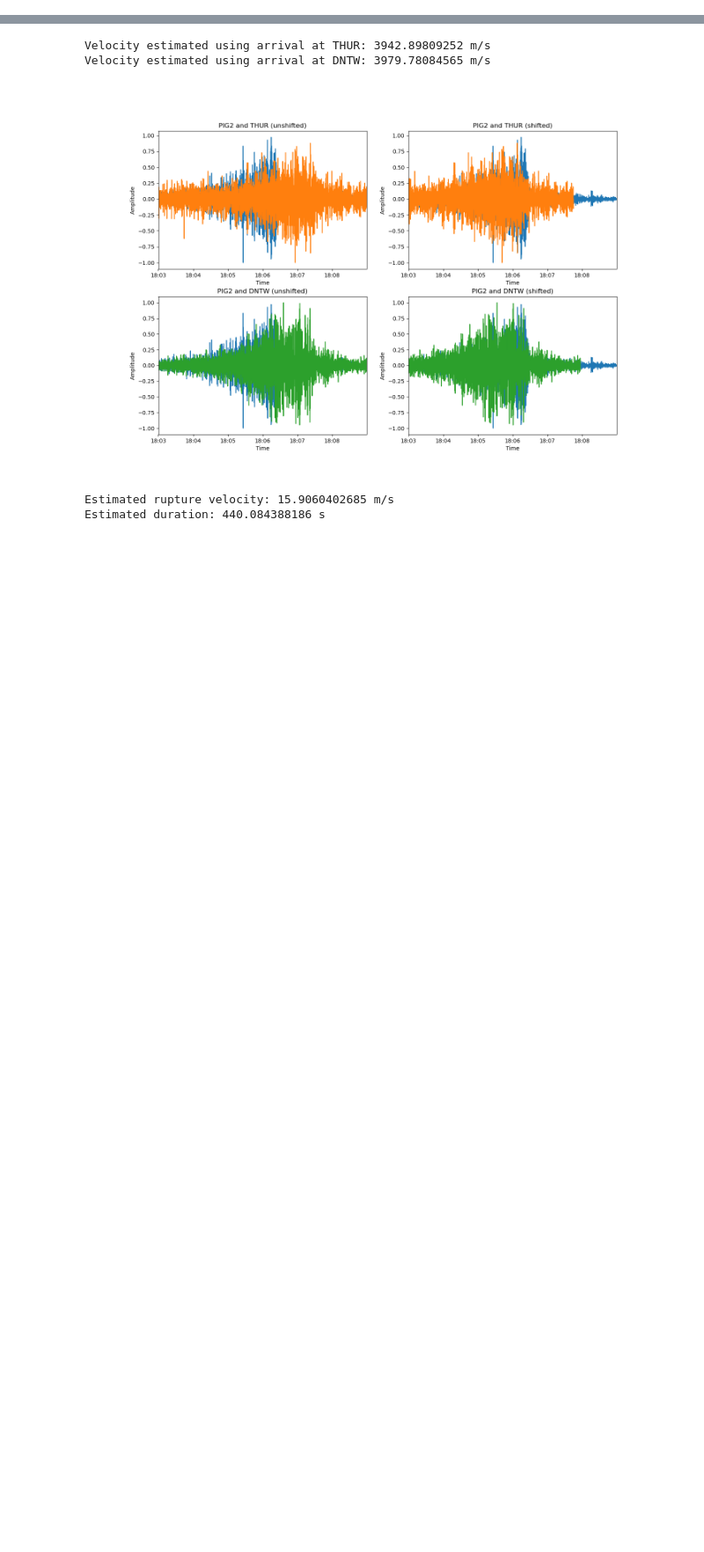
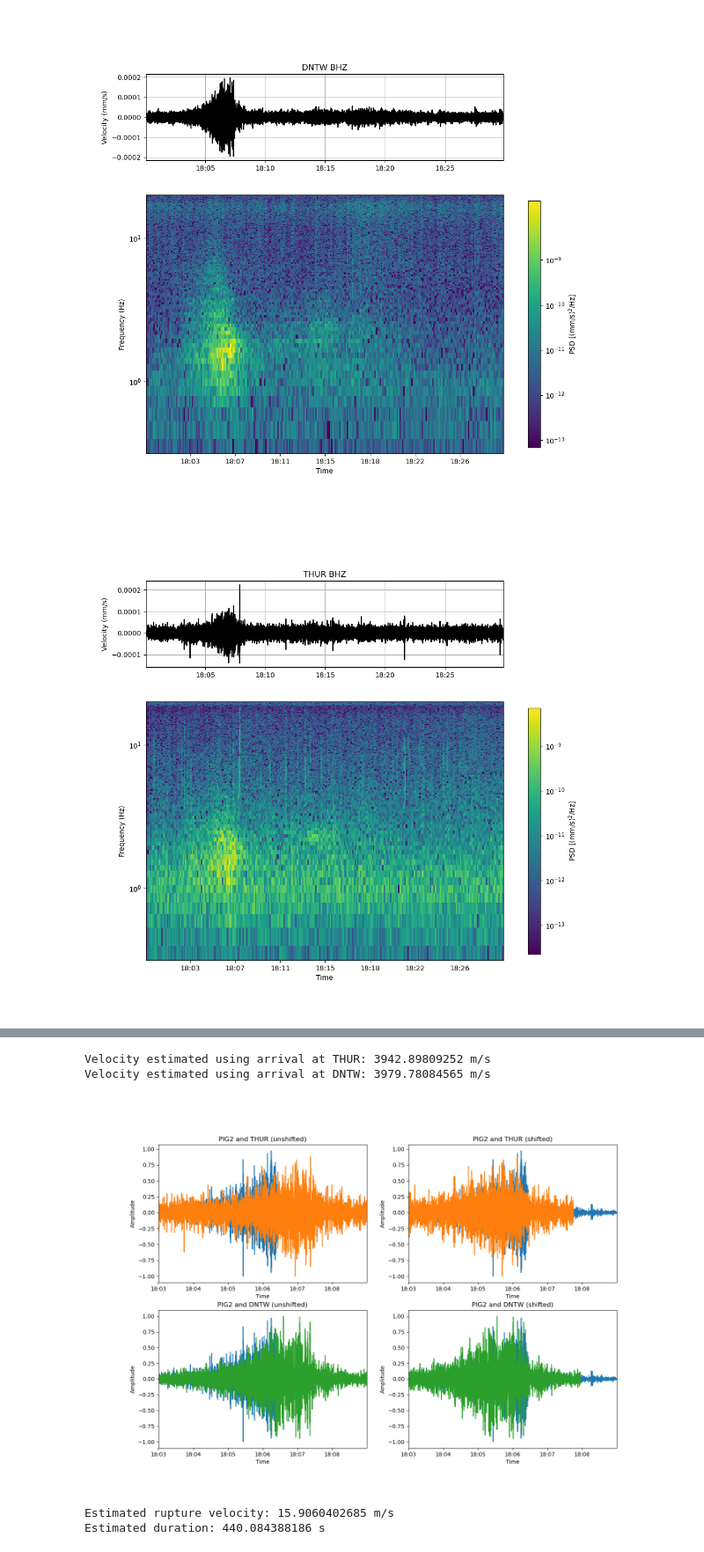
Before and after one commit to stepholinger/may_9, a Jupyter notebook: regional_recordings.ipynb, the cells around one changed output, grey strips where cells are left out. Shown at 88% size. Drawn from its saved outputs; the diff is of its cells as text; code cells hidden in the pictures; blank space fills up the shorter version.

```diff
--- a/regional_recordings.ipynb
+++ b/regional_recordings.ipynb
@@ -98,34 +98,37 @@ for station in stations:
             ax[0].plot(times,st.select(channel=channel,station=station)[0].data*1000,'k')
             ax[0].xaxis.set_major_formatter(mdates.DateFormatter('%H:%M'))
             ax[0].grid(True)
             box = ax[0].get_position()
             box.y0 = box.y0 - 0.1
             box.y1 = box.y1 - 0.1
             ax[0].set_position(box)
             ax[0].set_ylabel("Velocity (mm/s)")
             ax[0].set_title(station+" "+channel)
 
             # make spectrogram
             f,t,s = spectrogram(st.select(station=station,channel=channel)[0].data*1000, fs=fs, nperseg=300)
 
             # plot spectrogram
             times = [datetime.datetime(2012,5,9,18) + datetime.timedelta(seconds=time) for time in t]
             vrange = np.log10(np.max(s))-np.log10(np.min(s))
             spec = ax[1].pcolor(times, np.log10(f), np.log10(s), vmin=np.log10(np.min(s))+vrange*0.5,vmax=np.log10(np.max(s)))
             ax[1].xaxis.set_major_formatter(mdates.DateFormatter('%H:%M'))
             ax[1].get_shared_x_axes().join(ax[0],ax[1])
             ax[1].set_xticks(ticks)
             ax[1].set_xlim([times[0],times[-1]])
             ax[1].set_yticks([np.log10(low_cut),0,1])
             ax[1].set_ylim([-0.5,np.log10(np.max(f))])
             ax[1].set_yticklabels(["$10^{-1}$","$10^{0}$","$10^{1}$"])
             ax[1].set_ylabel("Frequency (Hz)")
             ax[1].set_xlabel("Time")
             plt.subplots_adjust(right=0.85)
             cbar_ax = fig.add_axes([0.9, 0.1225, 0.025, 0.5])
-            cbar = plt.colorbar(spec,label="PSD (mm$^2$/Hz)",ticks=[-13,-12,-11,-10,-9],cax=cbar_ax)
+            cbar = plt.colorbar(spec,label="PSD [(mm/s)$^2$/Hz]",ticks=[-13,-12,-11,-10,-9],cax=cbar_ax)
             cbar.ax.set_yticklabels(['$10^{-13}$','$10^{-12}$','$10^{-11}$', '$10^{-10}$', '$10^{-9}$'])
             plt.savefig("outputs/"+station + "_" + channel + "_spectrogram.png")
+# %% [output]
+[figure, added]
+[figure, added]
 # %%
 '''
 
```
Also changed, not shown: parts of 3 cells of this notebook.
